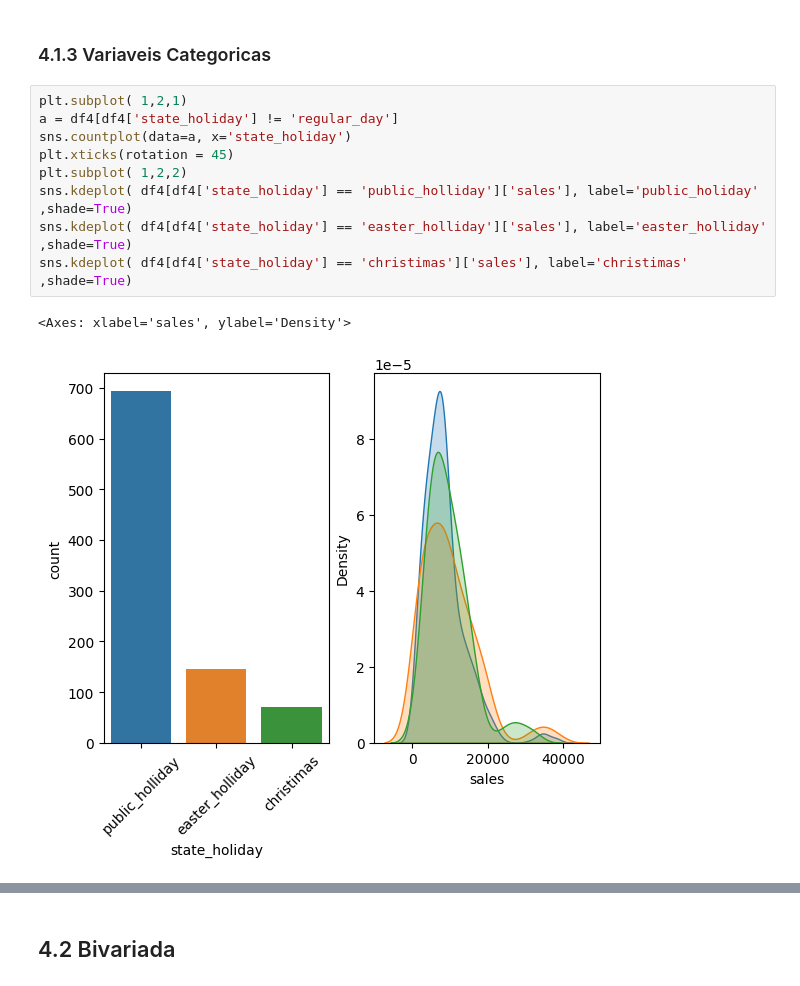
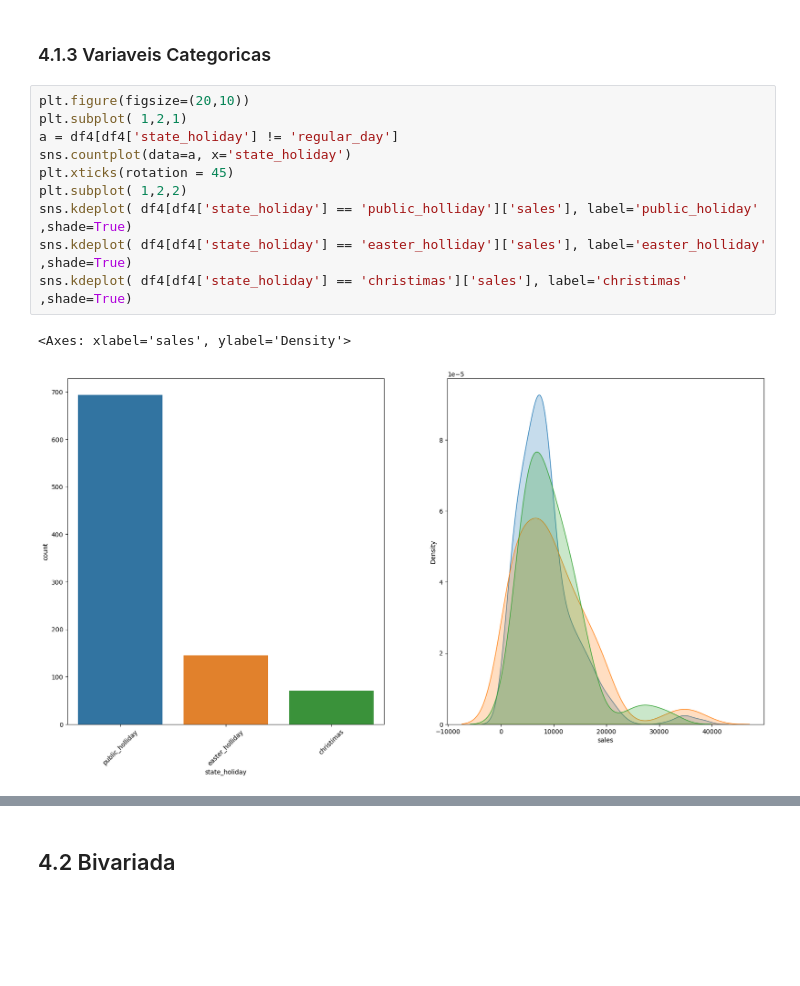
Before and after one commit to thiago-vale/ds-em-producao, a Jupyter notebook: notebooks/store-sales-ŕedictions.ipynb, the cells around one changed output, grey strips where cells are left out. Cells and saved outputs as stored; diff of their text form; blank space fills up the shorter version.

```diff
--- a/notebooks/store-sales-ŕedictions.ipynb
+++ b/notebooks/store-sales-ŕedictions.ipynb
@@ -548,15 +549,16 @@ num_atributes.hist(bins=25);
 # %% [markdown]
 ### 4.1.3 Variaveis Categoricas
 # %%
+plt.figure(figsize=(20,10))
 plt.subplot( 1,2,1)
 a = df4[df4['state_holiday'] != 'regular_day']
 sns.countplot(data=a, x='state_holiday')
 plt.xticks(rotation = 45)
 plt.subplot( 1,2,2)
 sns.kdeplot( df4[df4['state_holiday'] == 'public_holliday']['sales'], label='public_holiday' ,shade=True)
 sns.kdeplot( df4[df4['state_holiday'] == 'easter_holliday']['sales'], label='easter_holliday' ,shade=True)
 sns.kdeplot( df4[df4['state_holiday'] == 'christimas']['sales'], label='christimas' ,shade=True)
 # %% [output]
 <Axes: xlabel='sales', ylabel='Density'>
-[figure, old version]
+[figure, new version]
 # %%
```
Also changed, not shown: parts of 21 cells of this notebook.
